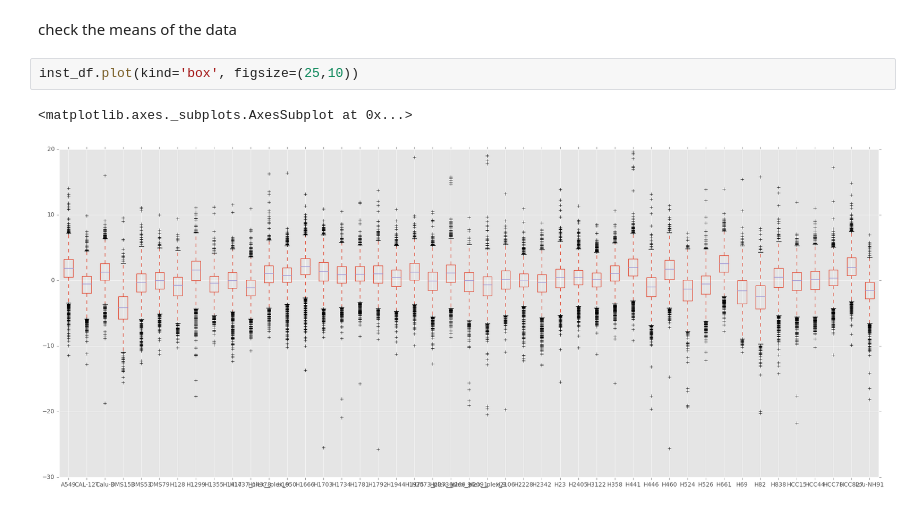
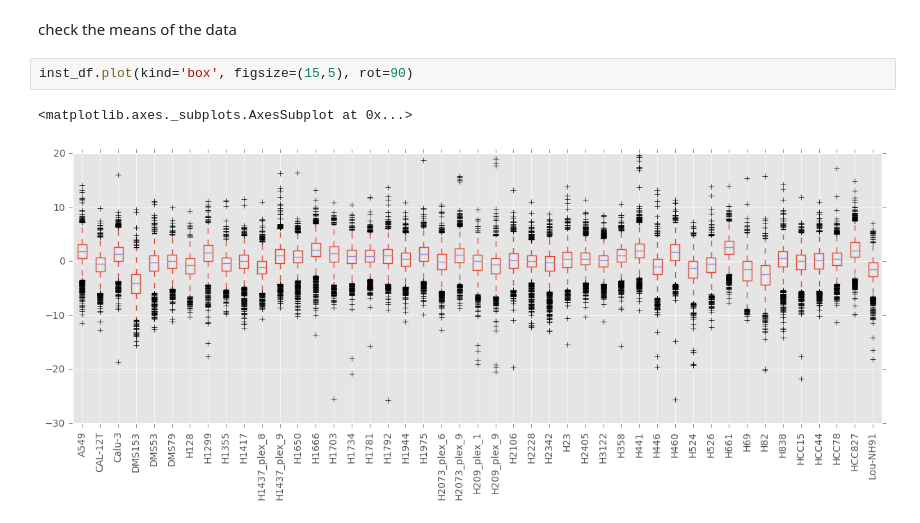
Before and after one commit to MaayanLab/CST_Lung_Cancer_Viz, a Jupyter notebook: CST PTM Data Overview.ipynb, the cells around one changed output. Cells and saved outputs as stored; diff of their text form.

Commit message:
rotated x labels in box plot

```diff
--- a/CST PTM Data Overview.ipynb
+++ b/CST PTM Data Overview.ipynb
@@ -48,7 +48,7 @@ inst_df.count().plot(kind='bar')
 # %% [markdown]
 check the means of the data
 # %%
-inst_df.plot(kind='box', figsize=(25,10))
+inst_df.plot(kind='box', figsize=(15,5), rot=90)
 # %% [output]
 <matplotlib.axes._subplots.AxesSubplot at 0x...>
-[figure, old version]
+[figure, new version]
```
